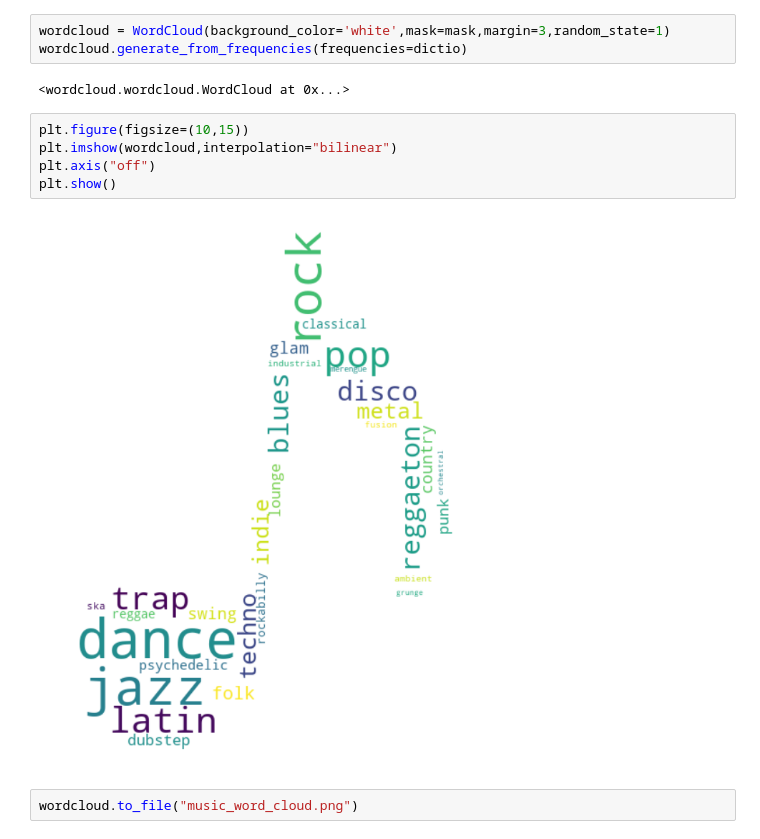
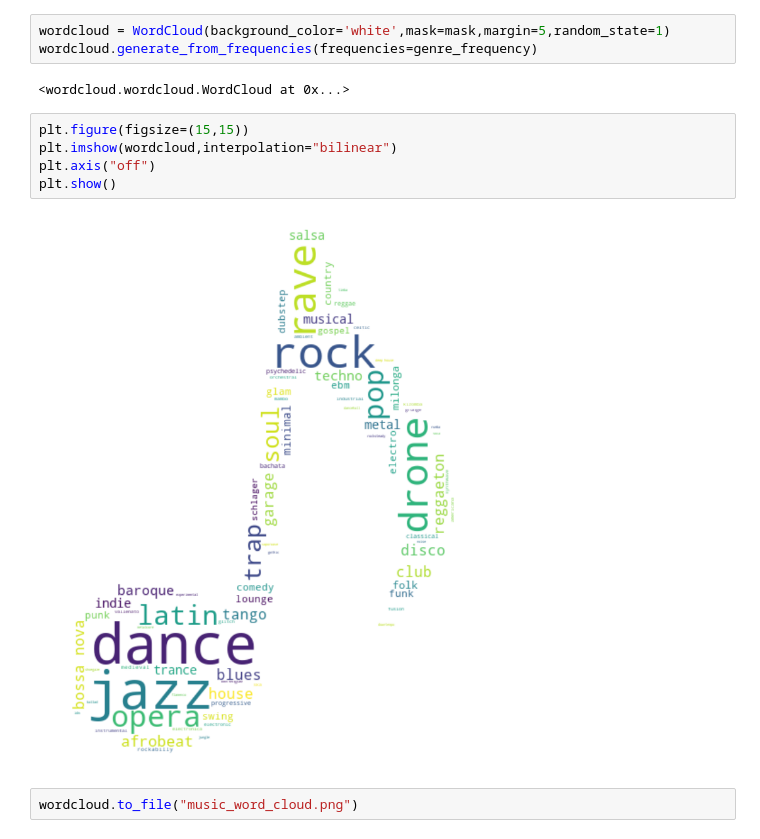
Before and after one commit to pkasela/Sound-of-Data, a Jupyter notebook: DataViz/Serious_one.ipynb, the cells around one changed output. Drawn from its saved outputs; the diff is of its cells as text.

Commit message:
Aggiornato l'immagine wordcloud

```diff
--- a/DataViz/Serious_one.ipynb
+++ b/DataViz/Serious_one.ipynb
@@ -20,17 +23,17 @@ from PIL import Image
 #mask = np.array(Image.open("cuffie.png"))
 mask = np.array(Image.open("note.png"))
 # %%
-wordcloud = WordCloud(background_color='white',mask=mask,margin=3,random_state=1)
-wordcloud.generate_from_frequencies(frequencies=dictio)
+wordcloud = WordCloud(background_color='white',mask=mask,margin=5,random_state=1)
+wordcloud.generate_from_frequencies(frequencies=genre_frequency)
 # %% [output]
 <wordcloud.wordcloud.WordCloud at 0x...>
 # %%
-plt.figure(figsize=(10,15))
+plt.figure(figsize=(15,15))
 plt.imshow(wordcloud,interpolation="bilinear")
 plt.axis("off")
 plt.show()
 # %% [output]
-[figure, old version]
+[figure, new version]
 # %%
 wordcloud.to_file("music_word_cloud.png")
 # %% [output]
```
Also changed, not shown: parts of 7 cells of this notebook, 3 other files.
